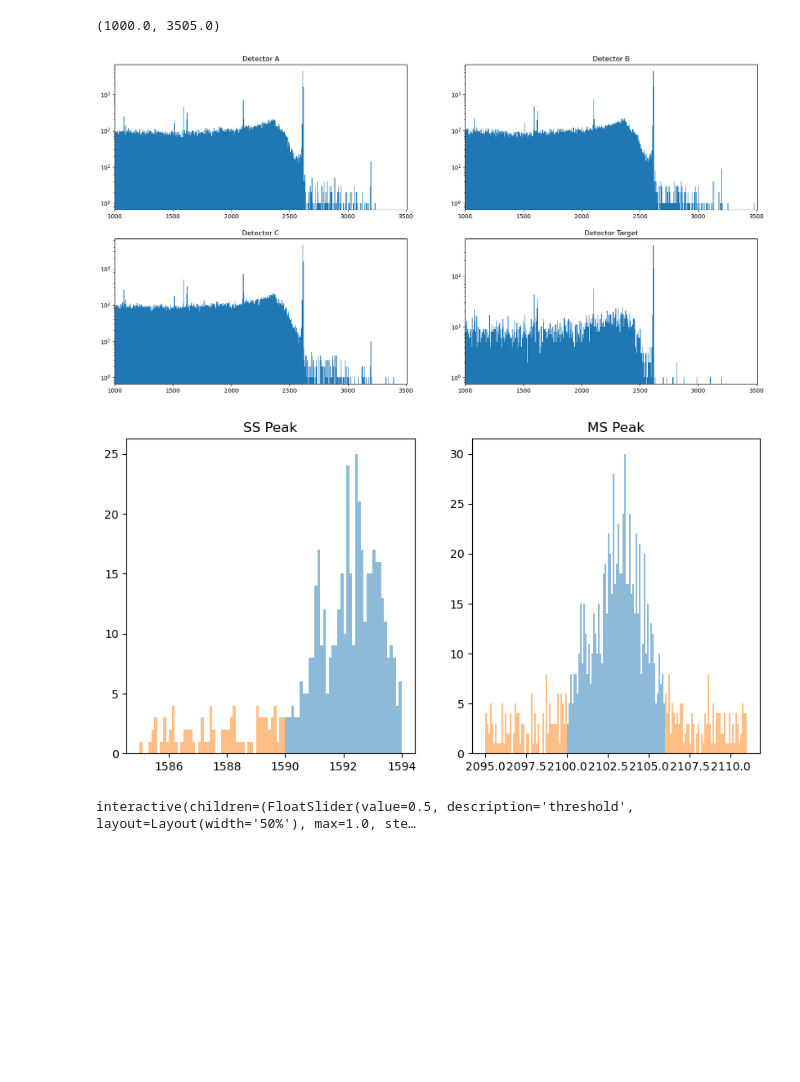
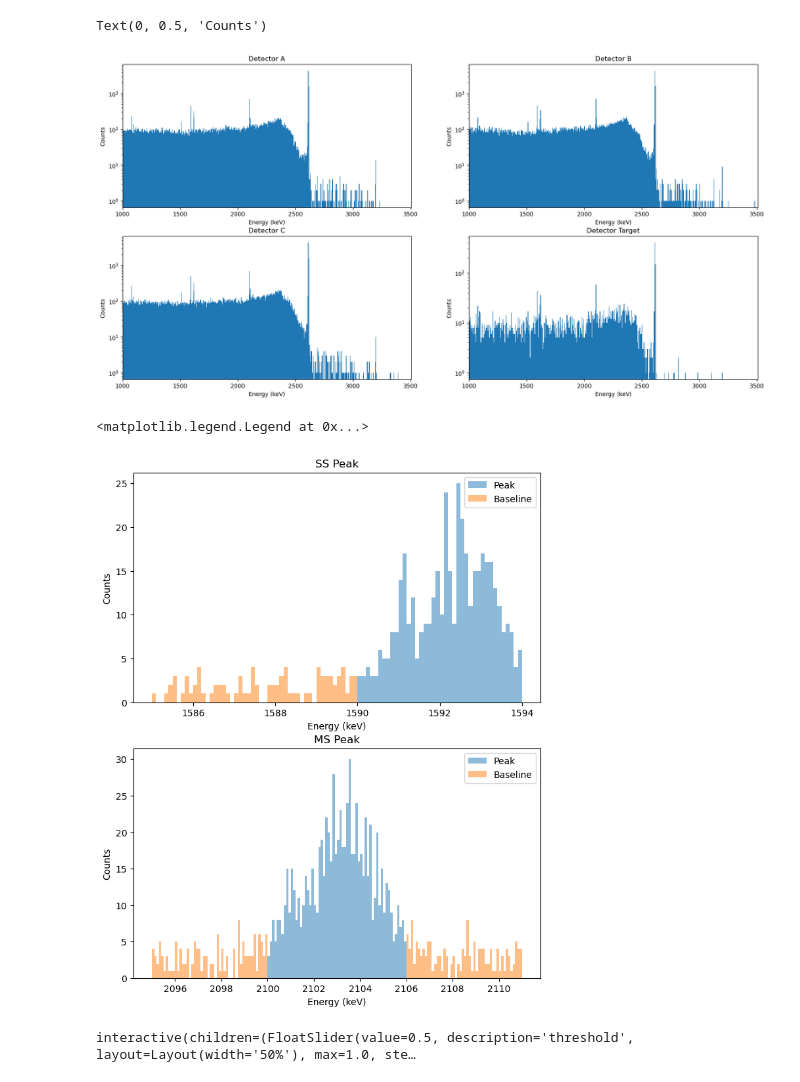
Before and after one commit to bucket420/dsc291-final, a Jupyter notebook: analysis.ipynb, the cells around one changed output. Cells and saved outputs as stored; diff of their text form; code cells hidden in the pictures; blank space fills up the shorter version.

```diff
--- a/analysis.ipynb
+++ b/analysis.ipynb
@@ -47,58 +47,73 @@ axes[0, 0].set_title('Detector A')
 axes[0, 0].stairs(hist_A, bins_A, label='Detector A', fill=True)
 axes[0, 0].set_yscale('log')
 axes[0, 0].set_xlim(energy_lower_limit, energy_upper_limit + bin_width)
+axes[0, 0].set_xlabel('Energy (keV)')
+axes[0, 0].set_ylabel('Counts')
 
 axes[0, 1].set_title('Detector B')
 axes[0, 1].stairs(hist_B, bins_B, label='Detector B', fill=True)
 axes[0, 1].set_yscale('log')
 axes[0, 1].set_xlim(energy_lower_limit, energy_upper_limit + bin_width)
+axes[0, 1].set_xlabel('Energy (keV)')
+axes[0, 1].set_ylabel('Counts')
 
 axes[1, 0].set_title('Detector C')
 axes[1, 0].stairs(hist_C, bins_C, label='Detector C', fill=True)
 axes[1, 0].set_yscale('log')
 axes[1, 0].set_xlim(energy_lower_limit, energy_upper_limit + bin_width)
+axes[1, 0].set_xlabel('Energy (keV)')
+axes[1, 0].set_ylabel('Counts')
 
 axes[1, 1].set_title('Detector Target')
 axes[1, 1].stairs(hist_Target, bins_Target, label='Detector Target', fill=True)
 axes[1, 1].set_yscale('log')
 axes[1, 1].set_xlim(energy_lower_limit, energy_upper_limit + bin_width)
+axes[1, 1].set_xlabel('Energy (keV)')
+axes[1, 1].set_ylabel('Counts')
 # %% [output]
-(1000.0, 3505.0)
+Text(0, 0.5, 'Counts')
-[figure, old version]
+[figure, new version]
 # %%
 # Range of SS peak
 ss_lower_limit = 1590
 ss_upper_limit = 1594
 
 # Range of MS peak
 ms_lower_limit = 2100
 ms_upper_limit = 2106
 
 # Range of SS baseline
 ss_baseline_lower_limit = 1585
 
 # Range of MS baseline
 ms_baseline_lower_limit = 2095
 ms_baseline_upper_limit = 2111
 
 ss = energy_A[(energy_A > ss_lower_limit) & (energy_A < ss_upper_limit)]
 ms = energy_B[(energy_B > ms_lower_limit) & (energy_B < ms_upper_limit)]
 
 ss_baseline = energy_A[(energy_A > ss_baseline_lower_limit) & (energy_A < ss_lower_limit)]
 ms_baseline = energy_B[((energy_B > ms_baseline_lower_limit) & (energy_B < ms_lower_limit)) | ((energy_B > ms_upper_limit) & (energy_B < ms_baseline_upper_limit))]
 
 bin_width_peaks = 0.1
 
-fig, axes = plt.subplots(1, 2, figsize=(10, 5))
+fig, axes = plt.subplots(2, 1, figsize=(8, 10))
 axes[0].set_title('SS Peak')
 _ = axes[0].hist(ss, bins=np.arange(ss_lower_limit, ss_upper_limit + bin_width_peaks, bin_width_peaks), alpha=0.5, label='Peak')
 _ = axes[0].hist(ss_baseline, bins=np.arange(ss_baseline_lower_limit, ss_lower_limit + bin_width_peaks, bin_width_peaks), alpha=0.5, label='Baseline')
+axes[0].set_xlabel('Energy (keV)')
+axes[0].set_ylabel('Counts')
+axes[0].legend()
 
 axes[1].set_title('MS Peak')
 _ = axes[1].hist(ms, bins=np.arange(ms_lower_limit, ms_upper_limit + bin_width_peaks, bin_width_peaks), alpha=0.5, label='Peak')
 _ = axes[1].hist(ms_baseline, bins=np.arange(ms_baseline_lower_limit, ms_baseline_upper_limit + bin_width_peaks, bin_width_peaks), alpha=0.5, label='Baseline')
+axes[1].set_xlabel('Energy (keV)')
+axes[1].set_ylabel('Counts')
+axes[1].legend()
 # %% [output]
+<matplotlib.legend.Legend at 0x...>
-[figure, old version]
+[figure, new version]
 # %%
 ss_score = score_A[(energy_A > ss_lower_limit) & (energy_A < ss_upper_limit)]
 ms_score = score_B[(energy_B > ms_lower_limit) & (energy_B < ms_upper_limit)]
```
Also changed, not shown: parts of 22 cells of this notebook.
